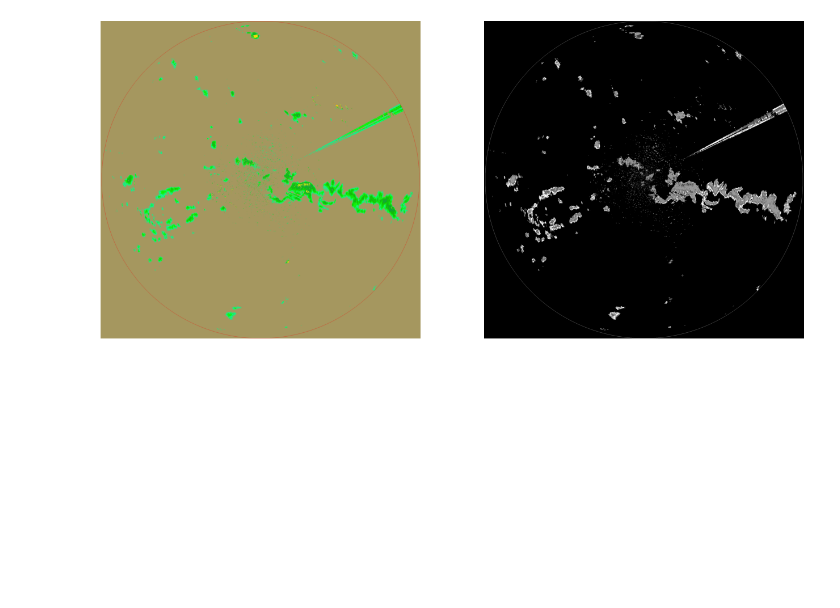
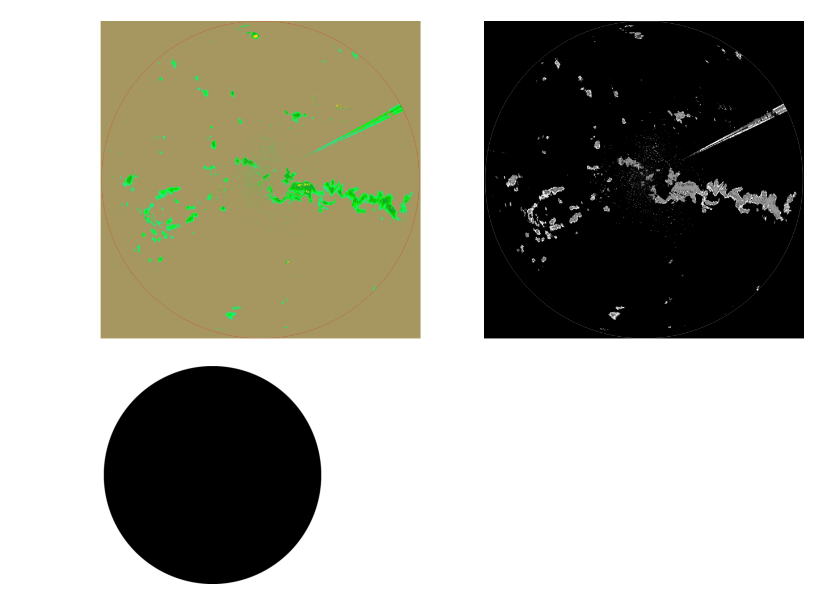
Before and after one commit to One-Night-Miracle/Data-Science-Project-2-2021-2-Nowcasting, a Jupyter notebook: python-notebooks/rgb_to_dBZ test.ipynb, the cells around one changed output. Cells and saved outputs as stored; diff of their text form; code cells hidden in the pictures; blank space fills up the shorter version.

```diff
--- a/rgb_to_dBZ test.ipynb
+++ b/python-notebooks/rgb_to_dBZ test.ipynb
@@ -68,3 +69,13 @@ plt.imshow(pic3, cmap='gray')
 plt.show()
 # %% [output]
 [figure]
+# %%
+x, y, z = np.ogrid[:2034, :2048, :1]
+
+circle_mask = np.where((x-2034/2)**2 + (y-2048/2)**2 <= (2034/2)**2, 0, 1)
+
+plt.axis('off')
+plt.imshow(circle_mask, cmap='gray')
+plt.show()
+# %% [output]
+[figure, added]
```
Also changed, not shown: parts of 10 cells of this notebook.
